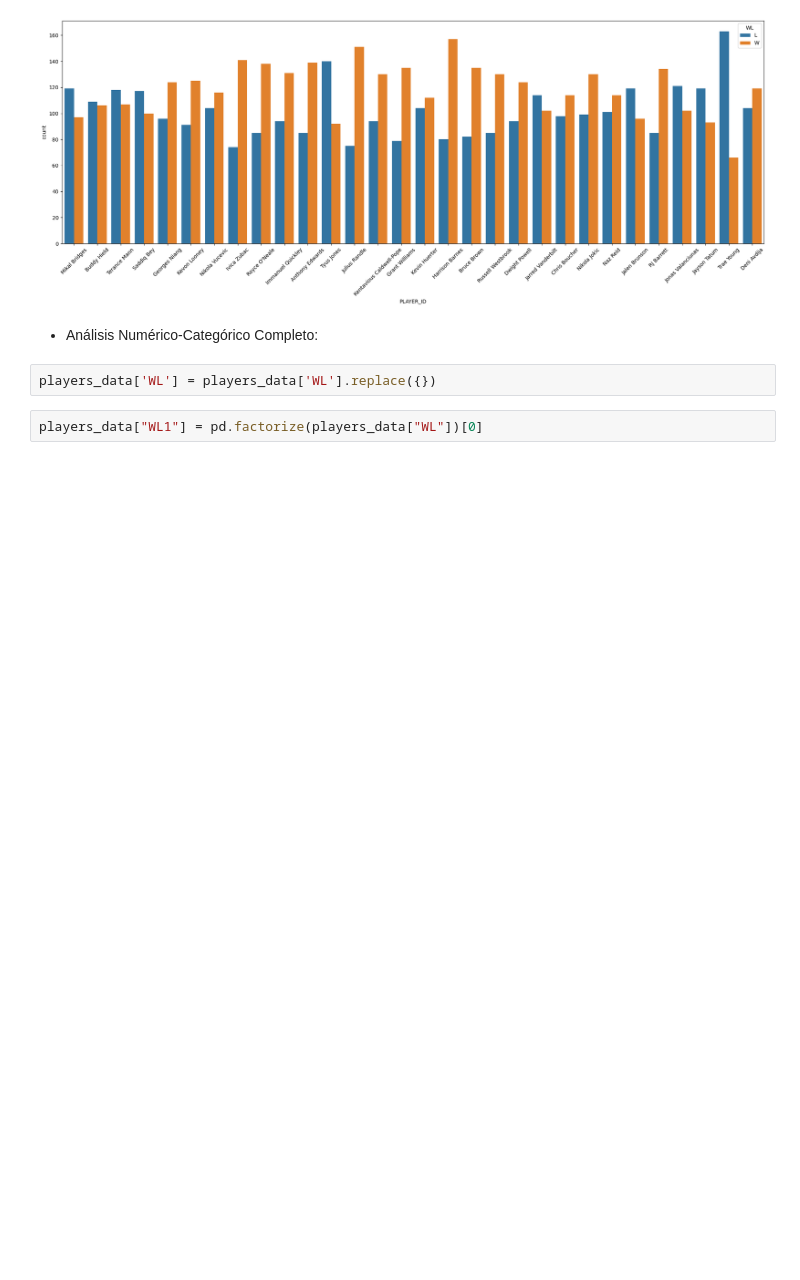
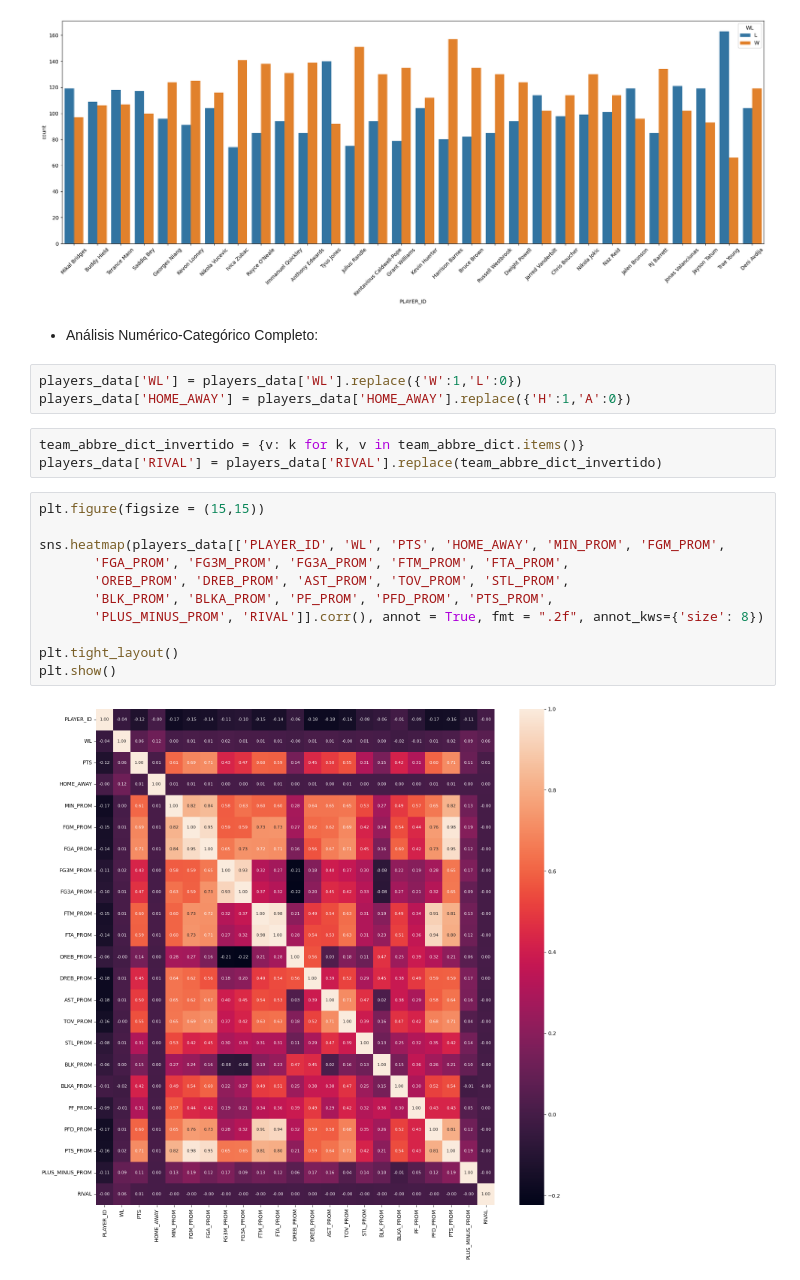
Before and after one commit to sebacent/ProyectoDS, a Jupyter notebook: src/final.ipynb, the cells around one changed output. Cells and saved outputs as stored; diff of their text form; blank space fills up the shorter version.

Commit message:
EDA con heatmap

```diff
--- a/src/final.ipynb
+++ b/src/final.ipynb
@@ -1013,7 +1013,22 @@ plt.show()
 [figure]
 # %% [markdown]
 - Análisis Numérico-Categórico Completo:
-# %%
-players_data['WL'] = players_data['WL'].replace({})
-# %%
-players_data["WL1"] = pd.factorize(players_data["WL"])[0]
+# %%
+players_data['WL'] = players_data['WL'].replace({'W':1,'L':0})
+players_data['HOME_AWAY'] = players_data['HOME_AWAY'].replace({'H':1,'A':0})
+# %%
+team_abbre_dict_invertido = {v: k for k, v in team_abbre_dict.items()}
+players_data['RIVAL'] = players_data['RIVAL'].replace(team_abbre_dict_invertido)
+# %%
+plt.figure(figsize = (15,15))
+
+sns.heatmap(players_data[['PLAYER_ID', 'WL', 'PTS', 'HOME_AWAY', 'MIN_PROM', 'FGM_PROM',
+       'FGA_PROM', 'FG3M_PROM', 'FG3A_PROM', 'FTM_PROM', 'FTA_PROM',
+       'OREB_PROM', 'DREB_PROM', 'AST_PROM', 'TOV_PROM', 'STL_PROM',
+       'BLK_PROM', 'BLKA_PROM', 'PF_PROM', 'PFD_PROM', 'PTS_PROM',
+       'PLUS_MINUS_PROM', 'RIVAL']].corr(), annot = True, fmt = ".2f", annot_kws={'size': 8})
+
+plt.tight_layout()
+plt.show()
+# %% [output]
+[figure, added]
```
Also changed, not shown: parts of 4 cells of this notebook.
